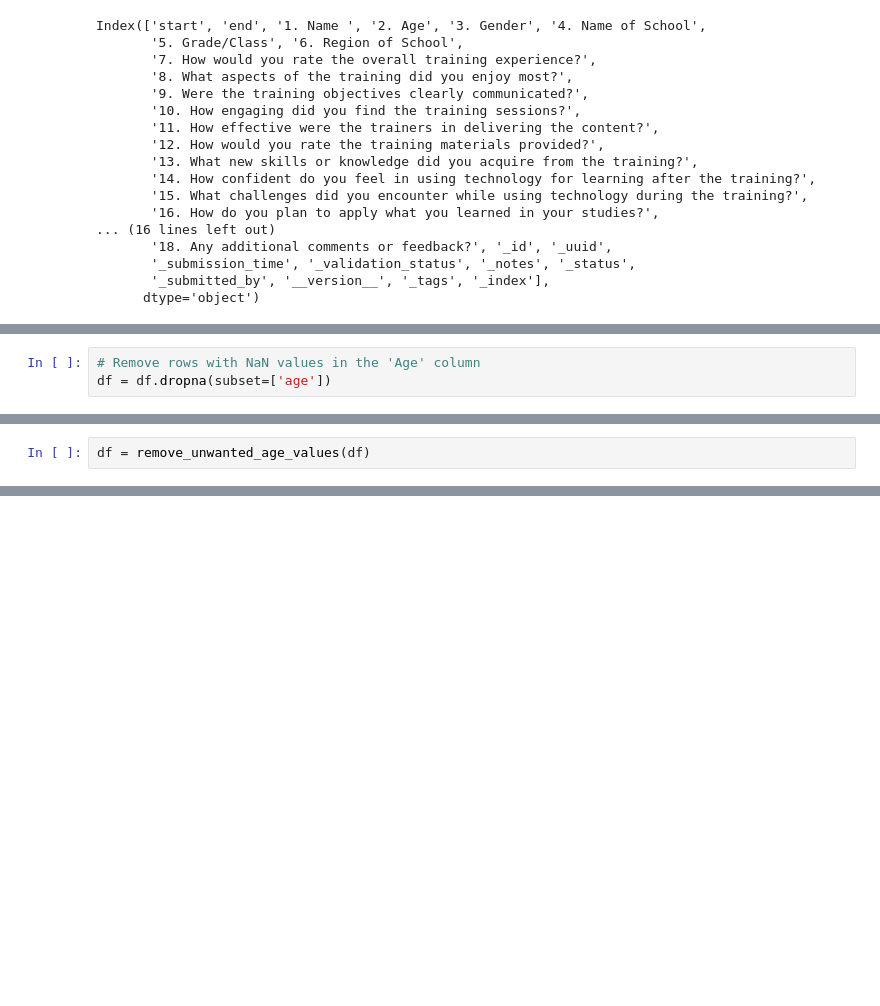
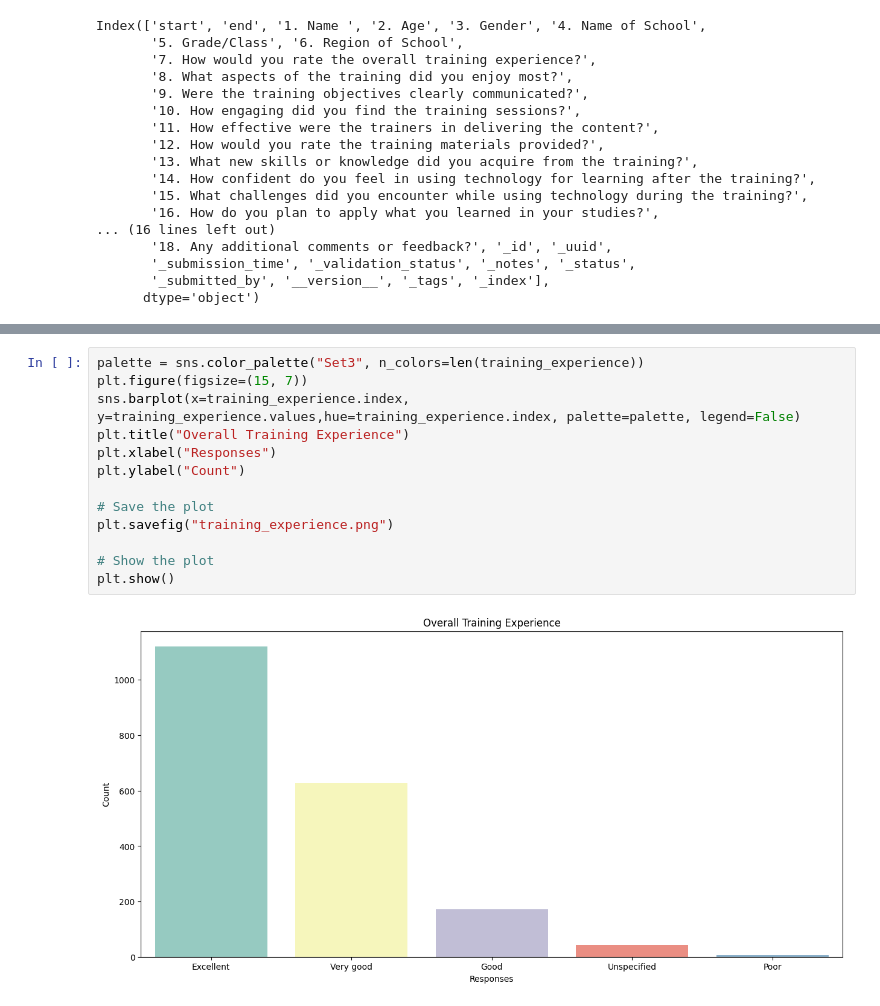
Before and after one commit to marcbright/unesco, a Jupyter notebook: Unesco_post.ipynb, the cells around one changed output, grey strips where cells are left out. Cells and saved outputs as stored; diff of their text form; blank space fills up the shorter version.

```diff
--- a/Unesco_post.ipynb
+++ b/Unesco_post.ipynb
@@ -178,3 +252,0 @@ df.describe()
-# %%
-# Remove rows with NaN values in the 'Age' column
-df = df.dropna(subset=['age'])
@@ -203,2 +252,0 @@ def remove_unwanted_age_values(df):
-# %%
-df = remove_unwanted_age_values(df)
@@ -397,0 +268,15 @@ plt.show()
+# %%
+palette = sns.color_palette("Set3", n_colors=len(training_experience))
+plt.figure(figsize=(15, 7))
+sns.barplot(x=training_experience.index, y=training_experience.values,hue=training_experience.index, palette=palette, legend=False)
+plt.title("Overall Training Experience")
+plt.xlabel("Responses")
+plt.ylabel("Count")
+
+# Save the plot
+plt.savefig("training_experience.png")
+
+# Show the plot
+plt.show()
+# %% [output]
+[figure, added]
```
Also changed, not shown: parts of 57 cells of this notebook, 14 other files.
